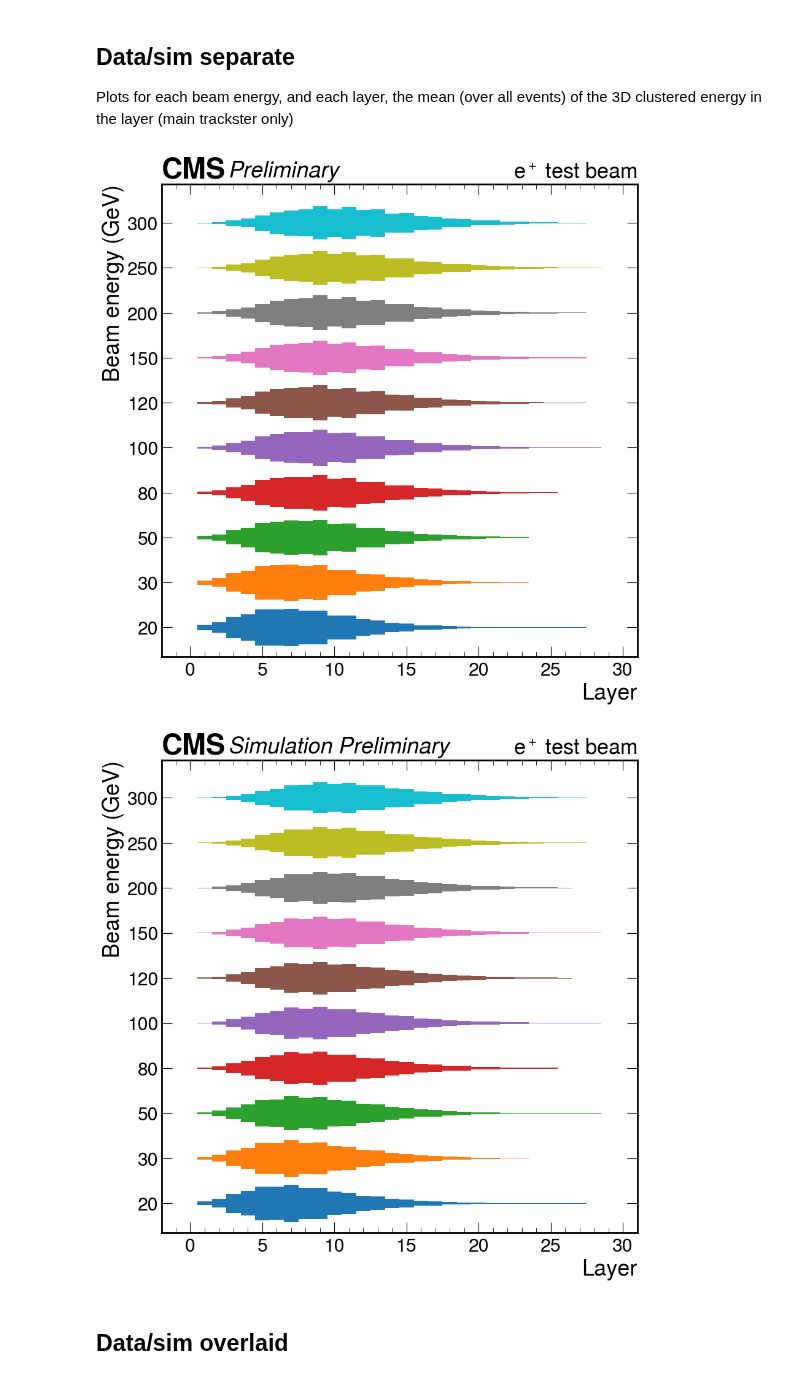
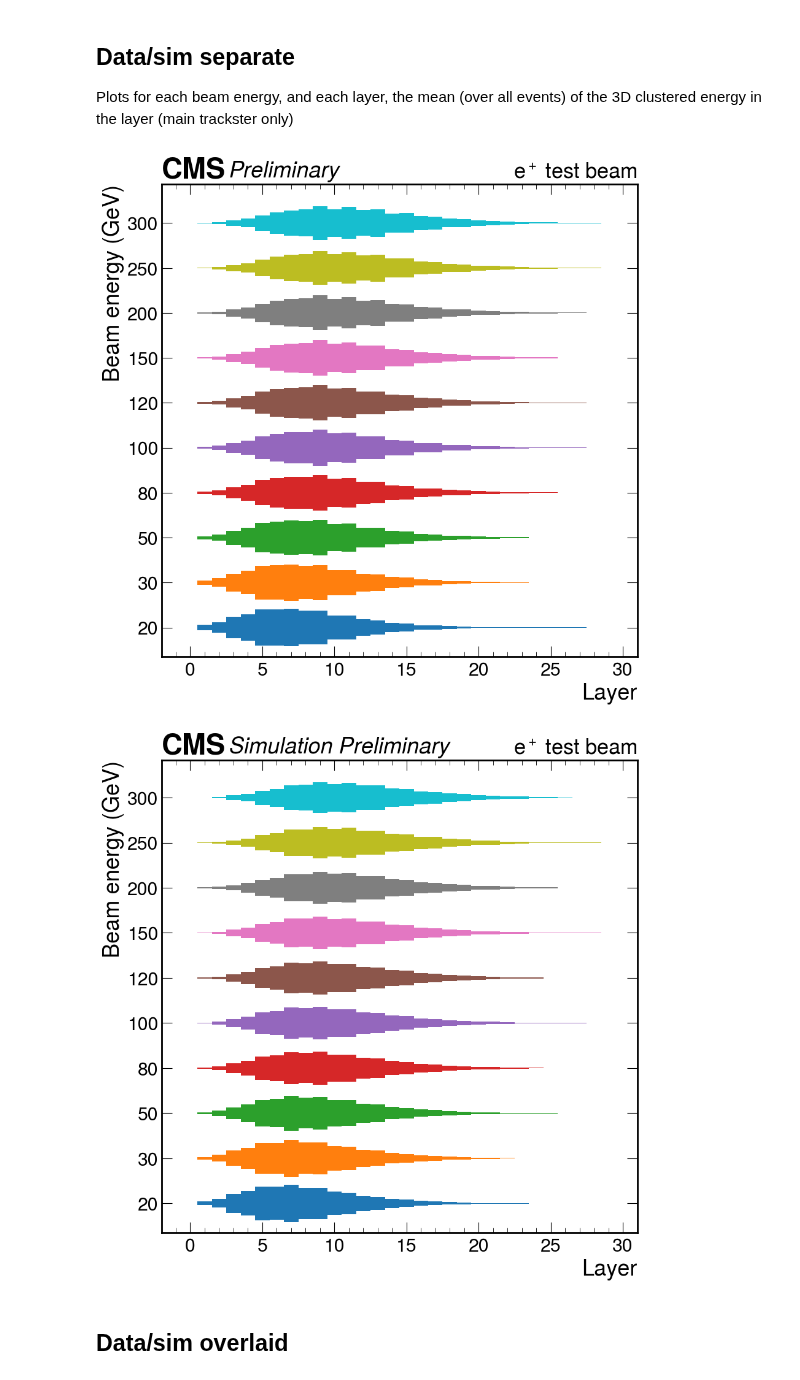
Before and after one commit to tcuisset/HgcalClue3DClusteringPlotting, a Jupyter notebook: longitudinalProfile/violin.ipynb, the cells around one changed output. Cells and saved outputs as stored; diff of their text form; code cells hidden in the pictures.

```diff
--- a/longitudinalProfile/violin.ipynb
+++ b/longitudinalProfile/violin.ipynb
@@ -18,5 +20,5 @@ from hists.store import HistogramId
 # %%
-hist_folder = '/grid_mnt/data_cms_upgrade/cuisset/testbeam18/clue3d/v28'
+hist_folder = '/grid_mnt/data_cms_upgrade/cuisset/testbeam18/clue3d/v40'
 #clueParams = "single-file"
 clueParams = "cmssw"
 histStore = HistogramStore(hist_folder, HistogramId)
@@ -83,13 +52,27 @@ def makeViolinBeamEnergy(datatype:str):
+# %%
+def makeViolinBeamEnergy_wrapper(datatype:str):
+    hists = {beamEnergy : histStore
+        .get(HistogramId("Clus3DClusteredEnergyPerLayer", clueParams, datatype))
+        .getHistogram(HistogramKind.PROFILE)
+        [{
+            "mainOrAllTracksters" : hist.loc("mainTrackster"),
+            # Project on clus3D_size
+            "beamEnergy" : hist.loc(beamEnergy)
+        }]
+        .project("clus2D_layer")
+        for beamEnergy in beamEnergies
+    }
+    makeViolinBeamEnergy(hists, datatype)
 # %% [markdown]
 ## Data/sim separate
 Plots for each beam energy, and each layer, the mean (over all events) of the 3D clustered energy in the layer
 (main trackster only)
 # %%
-makeViolinBeamEnergy("data")
-makeViolinBeamEnergy("sim_proton_v46_patchMIP")
+makeViolinBeamEnergy_wrapper("data")
+makeViolinBeamEnergy_wrapper("sim_proton_v46_patchMIP")
 # %% [output]
-[figure, old version]
+[figure, new version]
-[figure, old version]
+[figure, new version]
 # %% [markdown]
 ## Data/sim overlaid
 # %%
```
Also changed, not shown: parts of 4 cells of this notebook, 1 other file.
